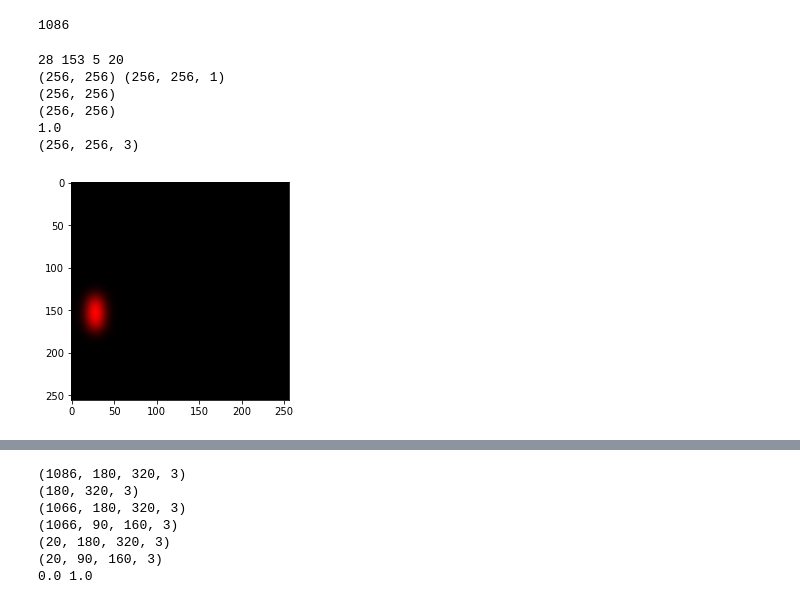
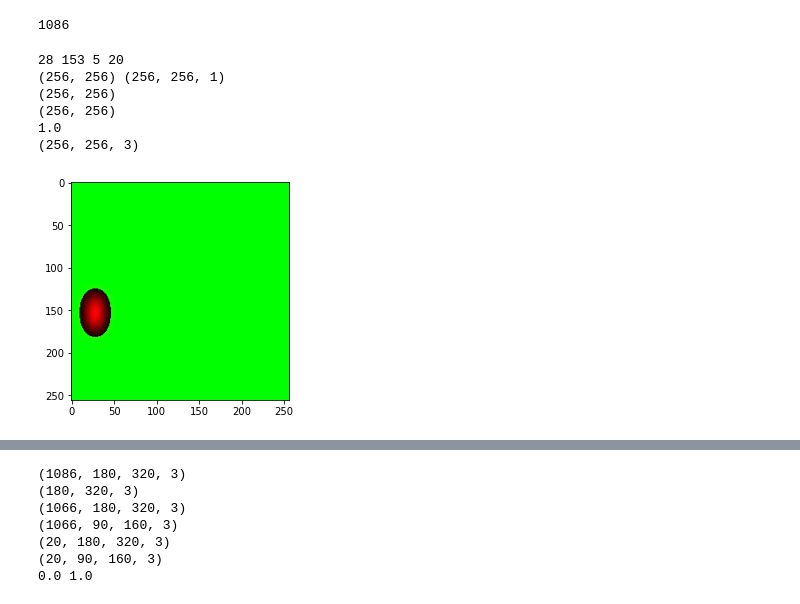
Before and after one commit to franciscodominguezmateos/IntroduccionDeepLearning, a Jupyter notebook: tf2_keras_detection_U-Net_FocalLoss_SplatGaussian_exit_fire_sofmax_v22011901.ipynb, the cells around one changed output, grey strips where cells are left out. Cells and saved outputs as stored; diff of their text form; code cells hidden in the pictures.

Commit message:
splatting seems to work

```diff
--- a/tf2_keras_detection_U-Net_FocalLoss_SplatGaussian_exit_fire_sofmax_v22011901.ipynb
+++ b/tf2_keras_detection_U-Net_FocalLoss_SplatGaussian_exit_fire_sofmax_v22011901.ipynb
@@ -68,8 +68,17 @@ def setCenterSplat(img,top,left,width,height):
     img_msk=buildEllipse(img,top,left,width,height)
     print(img.shape,img_msk.shape)
     blur = cv2.GaussianBlur(img_msk,(51,51),0)
+    blur=blur/np.max(blur)
     print(blur.shape)
     return blur
+
+def fillCenterSplatSoftMax(img,x,y,w,h,label):
+    img_label=img[:,:,label]
+    img_msk=setCenterSplat(img,x,y,w,h)
+    img_label=np.maximum(img_label,img_msk)
+    img[:,:,label]=img_label
+    img[:,:,0    ]=img_label[:,:]<0.1 # background label
+
 
 def setBlackBackground(im):
     img=im.copy()
@@ -98,19 +107,19 @@ def plt_img(imi,imo):
 # %%
 img=np.zeros((256,256))
 img_msk=setCenterSplat(img,10,150,10,40)
-img_msk=img_msk/np.max(img_msk)
 print(img_msk.shape)
 print(np.max(img_msk))
 img_o=np.zeros((img.shape[0],img.shape[1],3))
 img_o[:,:,0]=img_msk
+img_o[:,:,1]=img_msk[:,:]<0.1
 print(img_o.shape)
 plt.imshow(img_o)
 plt.show()
 # %% [output]
 28 153 5 20
 (256, 256) (256, 256, 1)
 (256, 256)
 (256, 256)
 1.0
 (256, 256, 3)
-[figure, old version]
+[figure, new version]
```
Also changed, not shown: parts of 3 cells of this notebook, 2 other files.
